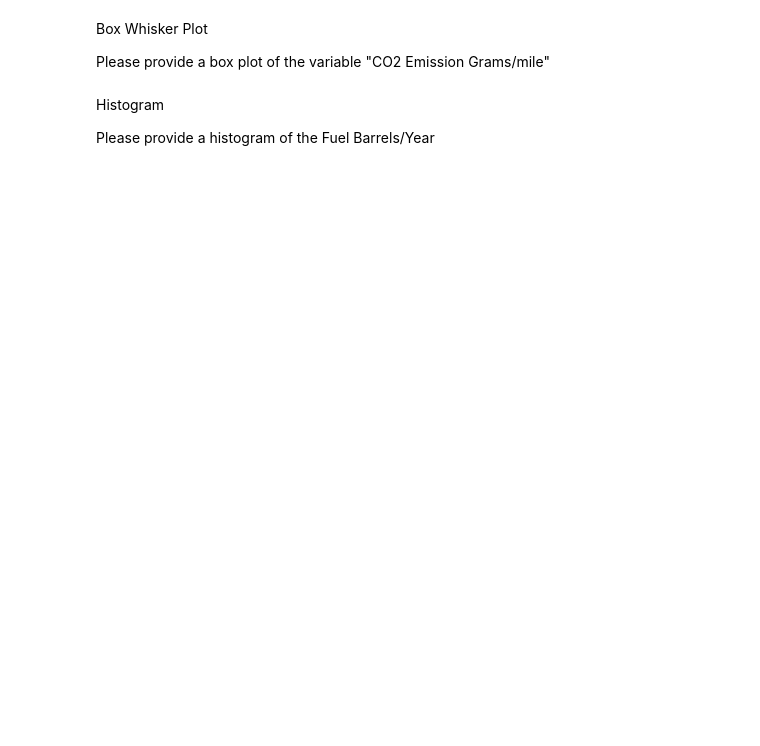
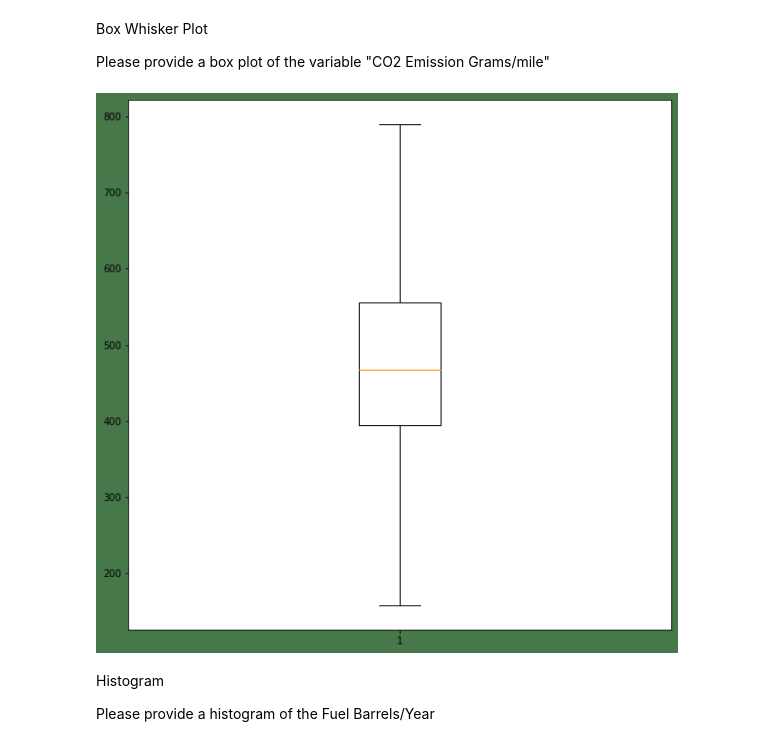
Before and after one commit to ta-data-mexpt/lab-matplotlib-seaborn, a Jupyter notebook: your-code/challenge-1.ipynb, the cells around one changed output. Drawn from its saved outputs; the diff is of its cells as text; code cells hidden in the pictures; blank space fills up the shorter version.

```diff
--- a/your-code/challenge-1.ipynb
+++ b/your-code/challenge-1.ipynb
@@ -112,3 +119,8 @@ Please provide a box plot of the variable "CO2 Emission Grams/mile"
+# %%
+plt.figure(figsize=(10,10),facecolor="#47784a")
+plt.boxplot(vehicles['CO2 Emission Grams/Mile'],showfliers=False);
+# %% [output]
+[figure, added]
 # %% [markdown]
 Histogram
 
```
Also changed, not shown: parts of 8 cells of this notebook.
